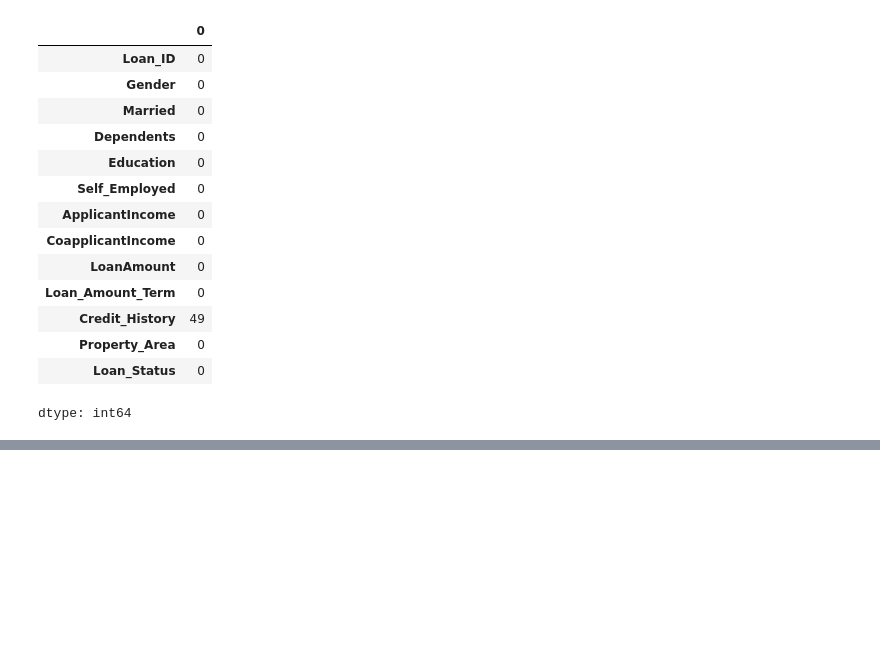
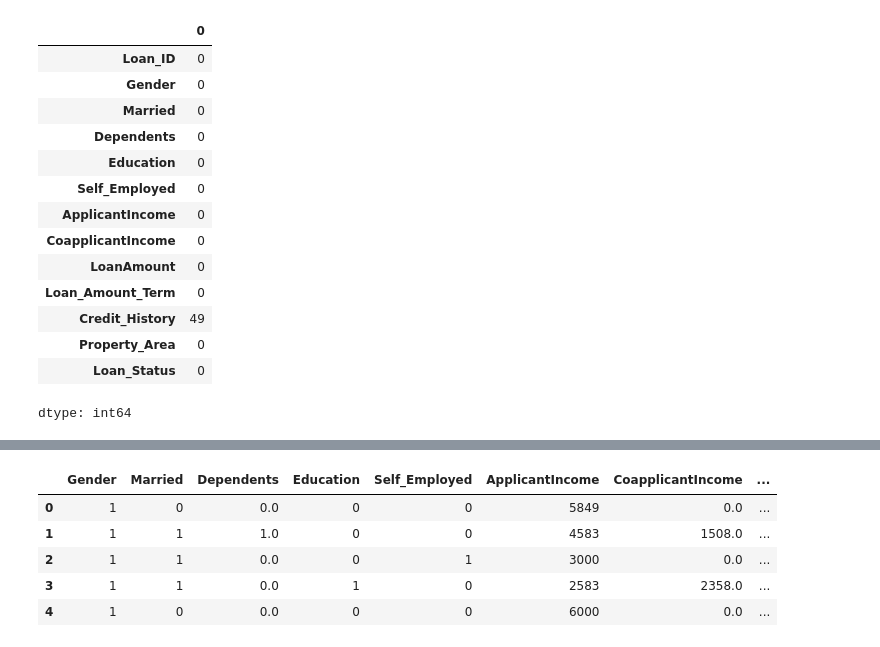
Before and after one commit to RudhranB-07/JavaUstProjects, a Jupyter notebook: GenAI Colab/LAP_Demo2.ipynb, the cells around one changed output, grey strips where cells are left out. Drawn from its saved outputs; the diff is of its cells as text; code cells hidden in the pictures; blank space fills up the shorter version.

```diff
--- a/GenAI Colab/LAP_Demo2.ipynb
+++ b/GenAI Colab/LAP_Demo2.ipynb
@@ -71,3 +71,5 @@ data.isnull().sum()
 | Property_Area | 0 |
 | Loan_Status | 0 |
 dtype: int64
+# %%
+data['Credit_History']=data['Credit_History'].fillna(data['Credit_History'].mode()[0])
@@ -73,0 +103,20 @@ dtype: int64
+# %%
+from sklearn.preprocessing import LabelEncoder
+le=LabelEncoder()
+data['Gender']=le.fit_transform(data['Gender'])
+data['Married']=le.fit_transform(data['Married'])
+data['Education']=le.fit_transform(data['Education'])
+data['Self_Employed']=le.fit_transform(data['Self_Employed'])
+data['Property_Area']=le.fit_transform(data['Property_Area'])
+data['Loan_Status']=le.fit_transform(data['Loan_Status'])
+# %%
+data = data.drop(['Loan_ID'],axis=1)
+# %%
+data.head()
+# %% [output]
+|  | Gender | Married | Dependents | Education | Self_Employed | ApplicantIncome | CoapplicantIncome | ... |
+| 0 | 1 | 0 | 0.0 | 0 | 0 | 5849 | 0.0 | ... |
+| 1 | 1 | 1 | 1.0 | 0 | 0 | 4583 | 1508.0 | ... |
+| 2 | 1 | 1 | 0.0 | 0 | 1 | 3000 | 0.0 | ... |
+| 3 | 1 | 1 | 0.0 | 1 | 0 | 2583 | 2358.0 | ... |
+| 4 | 1 | 0 | 0.0 | 0 | 0 | 6000 | 0.0 | ... |
```
Also changed, not shown: parts of 11 cells of this notebook.
